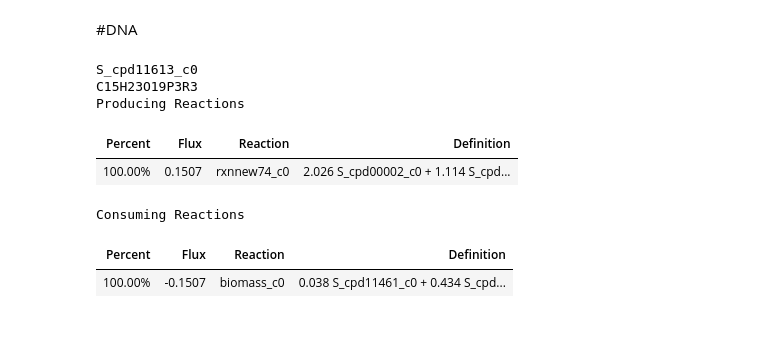
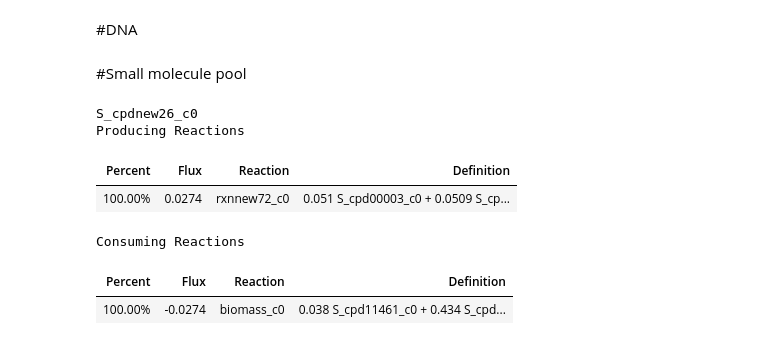
Before and after one commit to llvdrhau/Alquimia_Biorefinery_design_and_optimisation, a Jupyter notebook: colab_scripts/checkObjectiveReaction.ipynb, the cells around one changed output. Cells and saved outputs as stored; diff of their text form; code cells hidden in the pictures.

```diff
--- a/colab_scripts/checkObjectiveReaction.ipynb
+++ b/colab_scripts/checkObjectiveReaction.ipynb
@@ -158,14 +158,18 @@ print(names)
 # %% [markdown]
 #DNA
 # %%
-met = mets[2]
+met = mets[1]
 model.metabolites.get_by_id(met).summary()
-# %% [output]
-S_cpd11613_c0
-C15H23O19P3R3
-Producing Reactions
-| Percent | Flux | Reaction | Definition |
-| 100.00% | 0.1507 | rxnnew74_c0 | 2.026 S_cpd00002_c0 + 1.114 S_cpd... |
-Consuming Reactions
-| Percent | Flux | Reaction | Definition |
-| 100.00% | -0.1507 | biomass_c0 | 0.038 S_cpd11461_c0 + 0.434 S_cpd... |
+# %% [markdown]
+#Small molecule pool
+# %%
+met = mets[4]
+model.metabolites.get_by_id(met).summary()
+# %% [output]
+S_cpdnew26_c0
+Producing Reactions
+| Percent | Flux | Reaction | Definition |
+| 100.00% | 0.0274 | rxnnew72_c0 | 0.051 S_cpd00003_c0 + 0.0509 S_cp... |
+Consuming Reactions
+| Percent | Flux | Reaction | Definition |
+| 100.00% | -0.0274 | biomass_c0 | 0.038 S_cpd11461_c0 + 0.434 S_cpd... |
```
Also changed, not shown: parts of 17 cells of this notebook, 1 other file.
